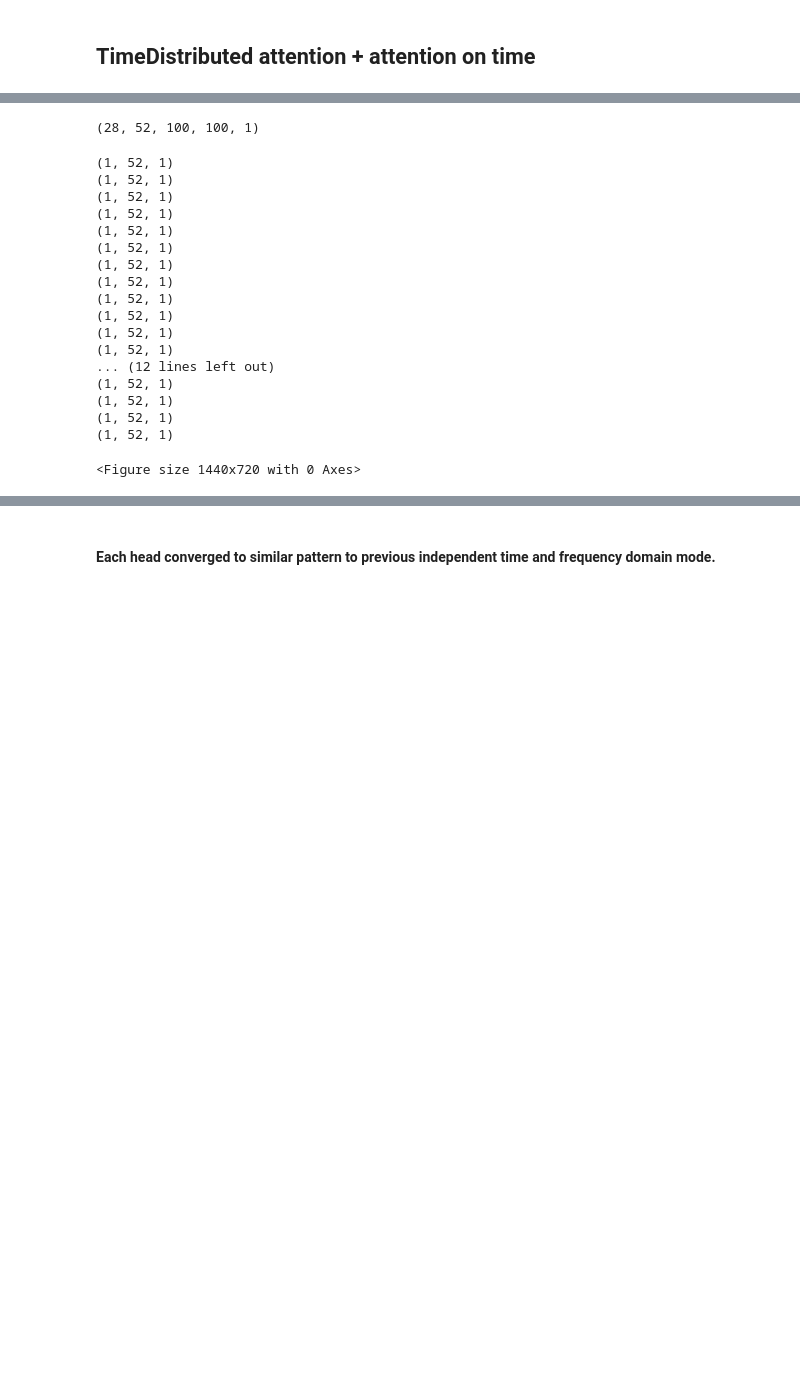
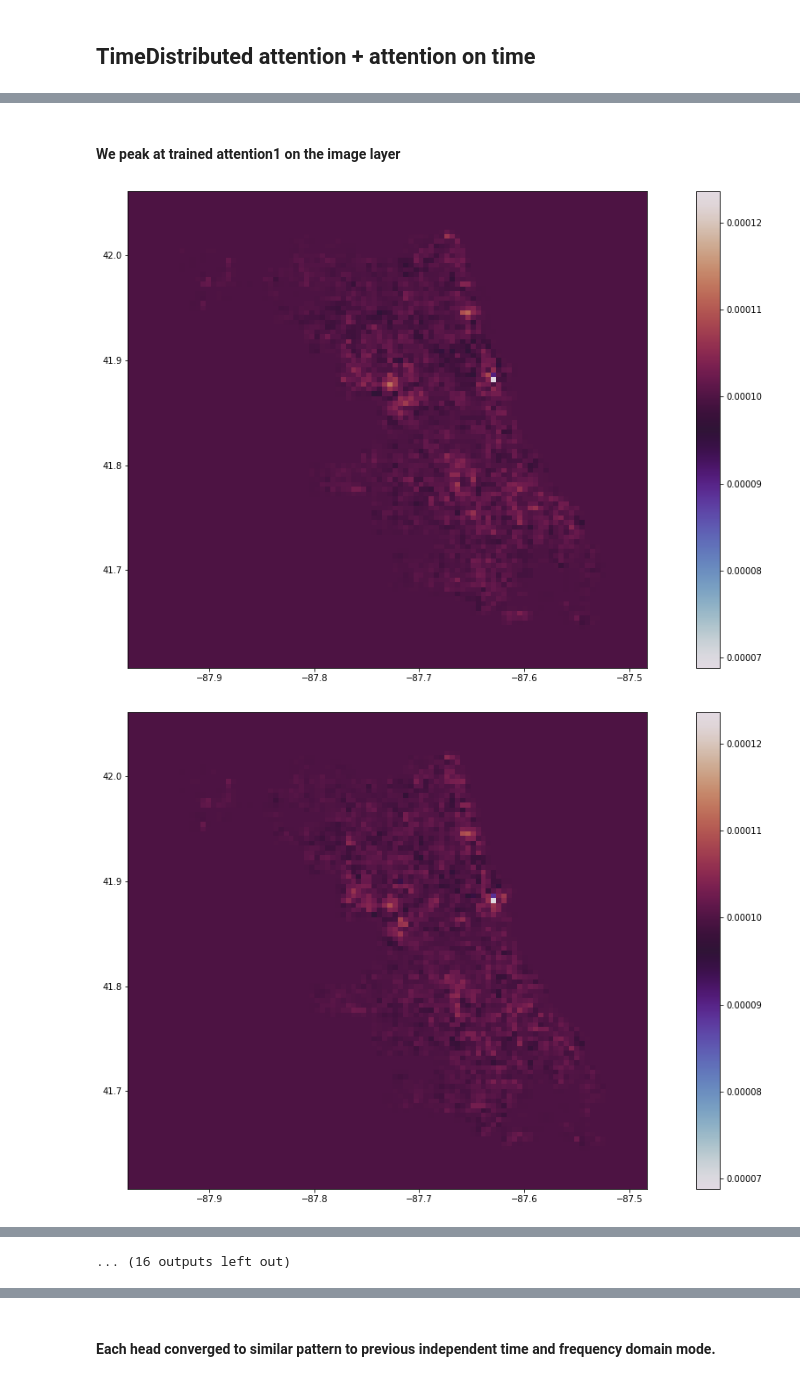
Before and after one commit to Zhimin90/CSC695-Master-Research-on-Neural-Network-Time-Series-Attention-Models, a Jupyter notebook: Modeling/FFT_Attention-Continued2.ipynb, the cells around one changed output, grey strips where cells are left out. Cells and saved outputs as stored; diff of their text form; code cells hidden in the pictures; blank space fills up the shorter version.

```diff
--- a/Modeling/FFT_Attention-Continued2.ipynb
+++ b/Modeling/FFT_Attention-Continued2.ipynb
@@ -294,32 +308,4 @@ layer_name = 'attentionTD_weights'
 intermediate_layer_model = Model(inputs=model_AttentionOut.input,
                                  outputs=model_AttentionOut.get_layer(layer_name).output)
-# %%
-X_valid.shape
-# %% [output]
-(28, 52, 100, 100, 1)
-# %%
-plt.figure(figsize=(20,10))
-for timeStepWeek in range(X_valid.shape[0]):
-    intermediate_output = intermediate_layer_model.predict(X_valid[timeStepWeek:timeStepWeek+1])
-    print(intermediate_output.shape)
-    #plt.plot(intermediate_output[0])
-    #plt.show()
-# %% [output]
-(1, 52, 1)
-(1, 52, 1)
-(1, 52, 1)
-(1, 52, 1)
-(1, 52, 1)
-(1, 52, 1)
-(1, 52, 1)
-(1, 52, 1)
-(1, 52, 1)
-(1, 52, 1)
-(1, 52, 1)
-(1, 52, 1)
-... (12 lines left out)
-(1, 52, 1)
-(1, 52, 1)
-(1, 52, 1)
-(1, 52, 1)
-<Figure size 1440x720 with 0 Axes>
+# %% [markdown]
+#### We peak at trained attention1 on the image layer
@@ -325,0 +314,22 @@ for timeStepWeek in range(X_valid.shape[0]):
+# %%
+x = [-87.9361,-87.5245]
+y = [41.6447,42.023]
+deltaX = (max(x) - min(x))/10
+deltaY = (max(y) - min(y))/10
+xmin = min(x) - deltaX
+xmax = max(x) + deltaX
+ymin = min(y) - deltaY
+ymax = max(y) + deltaY
+
+for timeStepWeek in range(X_valid.shape[0]):
+    intermediate_output = intermediate_layer_model.predict(X_valid[timeStepWeek:timeStepWeek+1])
+    #print(intermediate_output.shape)
+    attImage = intermediate_output[0,:].reshape(100,100)
+    #print(attImage.shape)
+    plt.figure(figsize=(20,10))
+    plt.imshow( X=np.rot90(attImage),vmin=vmin, vmax=vmax,cmap=plt.cm.twilight, extent=[xmin, xmax, ymin, ymax])
+    plt.colorbar()
+    plt.show()
+# %% [output]
+[figure, added]
+[figure, added]
@@ -326,3 +346,4 @@ for timeStepWeek in range(X_valid.shape[0]):
+... (16 outputs left out)
 # %%
 model_AttentionOut = model  # include here your original model
 
```
Also changed, not shown: parts of 18 cells of this notebook.
